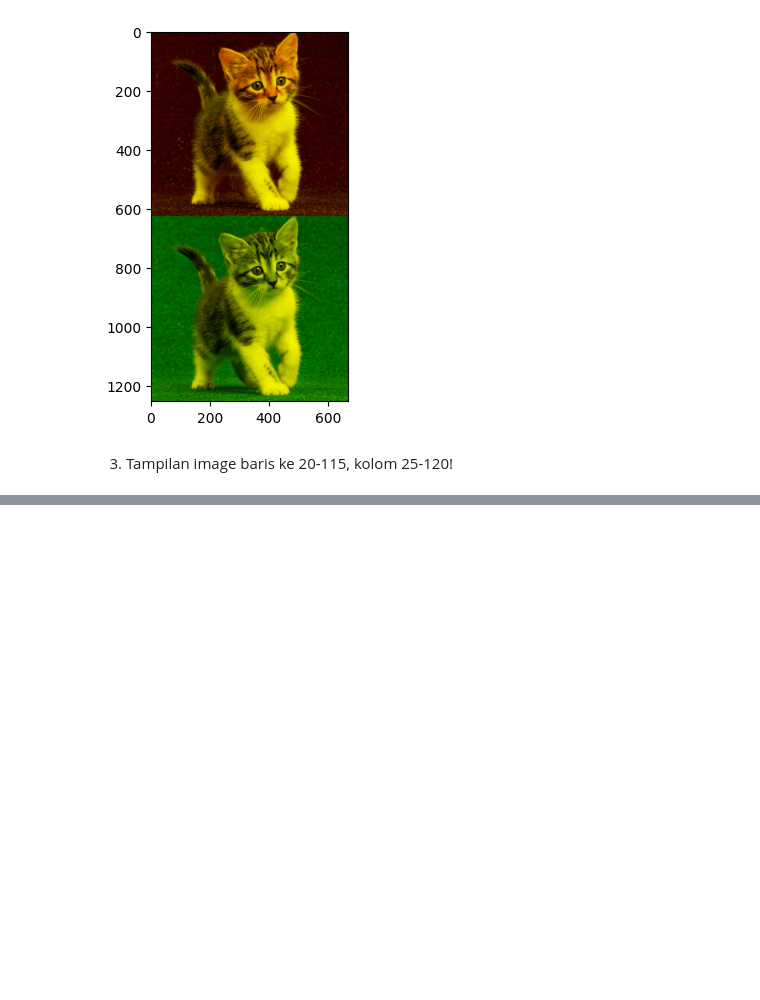
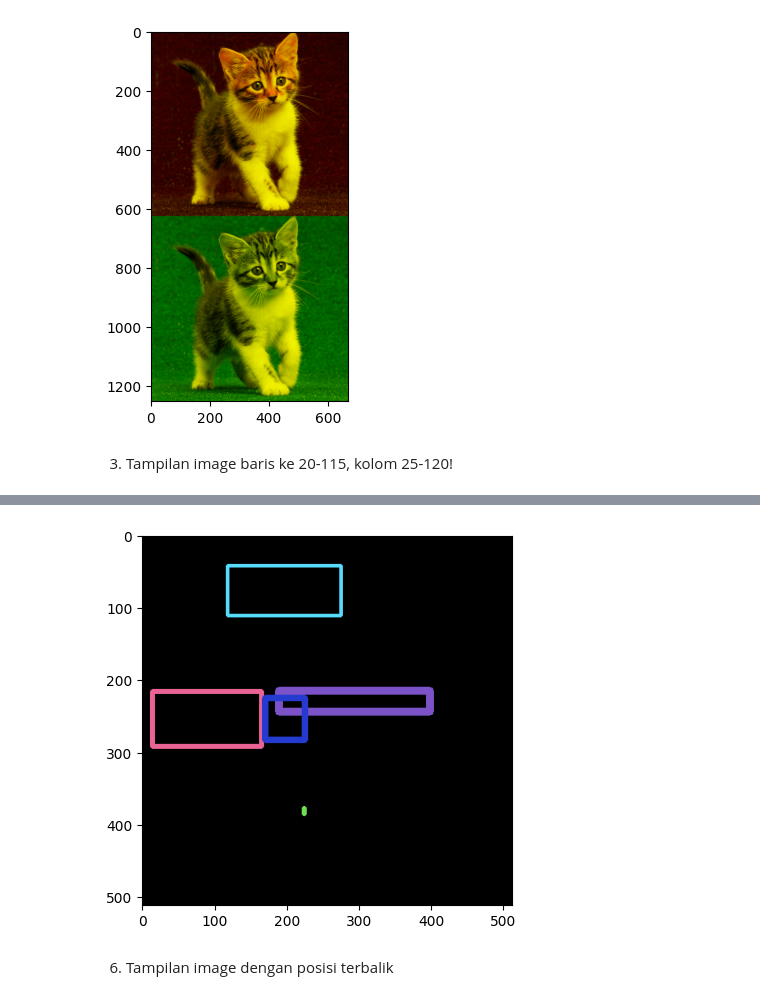
Before and after one commit to AzisilhamK463/PCVK_2023, a Jupyter notebook: week2.ipynb, the cells around one changed output, grey strips where cells are left out. Saved outputs shown, nothing was run; the diff lists cells and outputs as text; code cells hidden in the pictures; blank space fills up the shorter version.

```diff
--- a/week2.ipynb
+++ b/week2.ipynb
@@ -203,0 +227,3 @@ plt.imshow(final_frame)
+# %%
+blck_img2=np.zeros(shape=(512,512,3),dtype=np.int16)
+plt.imshow(blck_img2)
@@ -203,0 +233,9 @@ plt.imshow(final_frame)
+# %%
+import random
+for i in range(5):
+    cv.rectangle(blck_img2,pt1=(random.randint(1,512),random.randint(1,512)),pt2=(random.randint(1,512),random.randint(1,512)),color=(random.randint(0,255),random.randint(0,255),random.randint(0,255)),thickness=random.randint(1,10))
+    plt.imshow(blck_img2)
+# %% [output]
+[figure, added]
+# %% [markdown]
+6. Tampilan image dengan posisi terbalik
```
Also changed, not shown: parts of 6 cells of this notebook.
